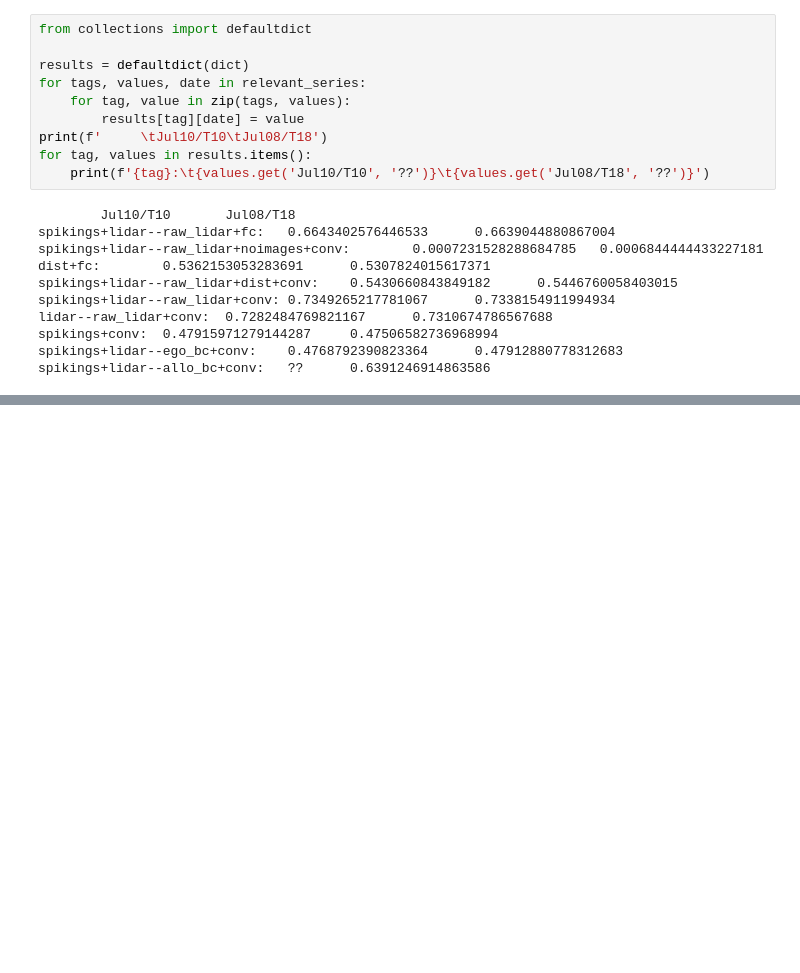
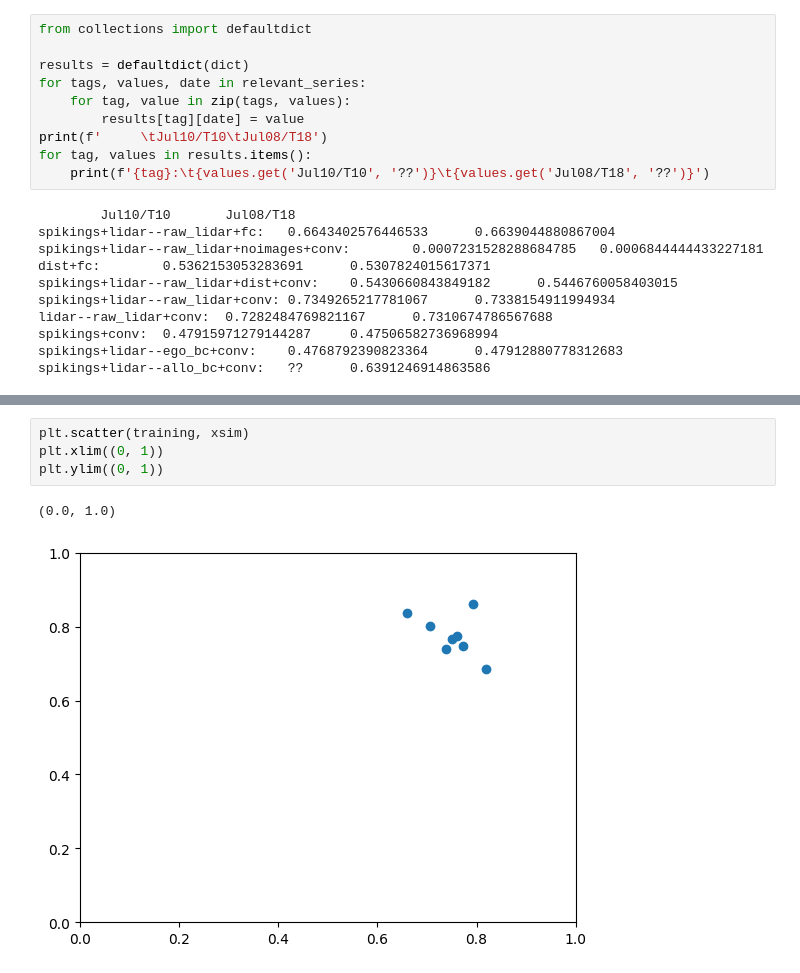
Before and after one commit to Warggr/bio-inspired-navigation, a Jupyter notebook: scripts/train_results.ipynb, the cells around one changed output, grey strips where cells are left out. Drawn from its saved outputs; the diff is of its cells as text; blank space fills up the shorter version.

```diff
--- a/scripts/train_results.ipynb
+++ b/scripts/train_results.ipynb
@@ -388,0 +430,7 @@ spikings+lidar--allo_bc+conv:   ??      0.6391246914863586
+# %%
+plt.scatter(training, xsim)
+plt.xlim((0, 1))
+plt.ylim((0, 1))
+# %% [output]
+(0.0, 1.0)
+[figure, added]
```
Also changed, not shown: parts of 6 cells of this notebook, 12 other files.
